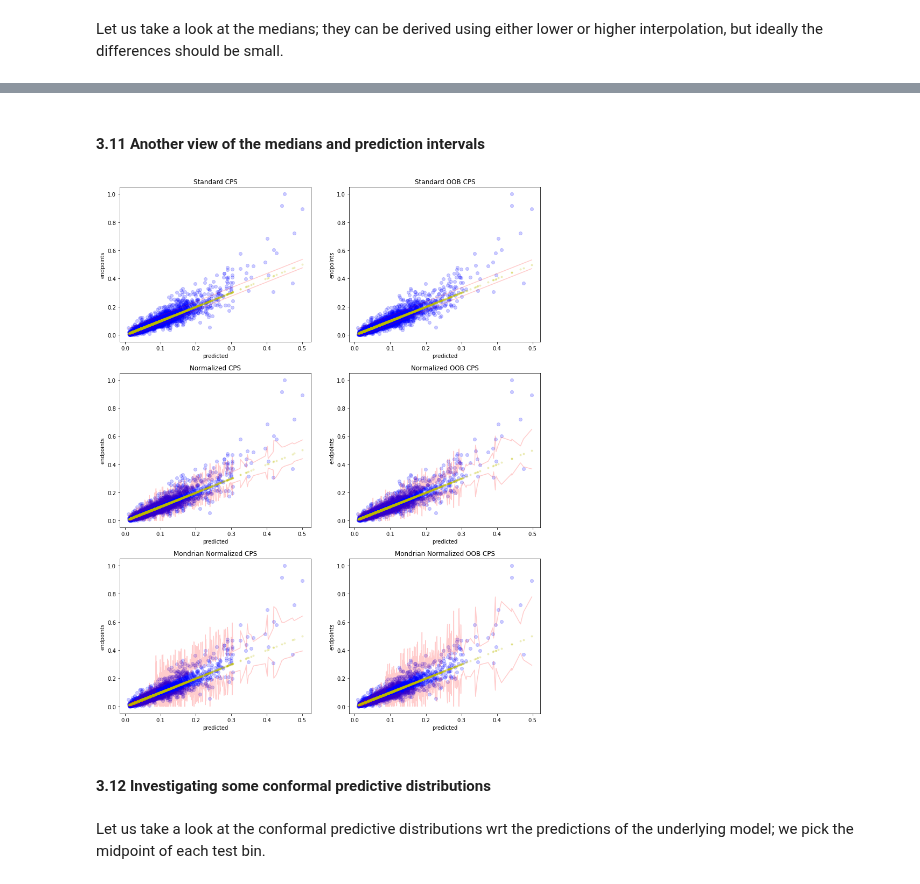
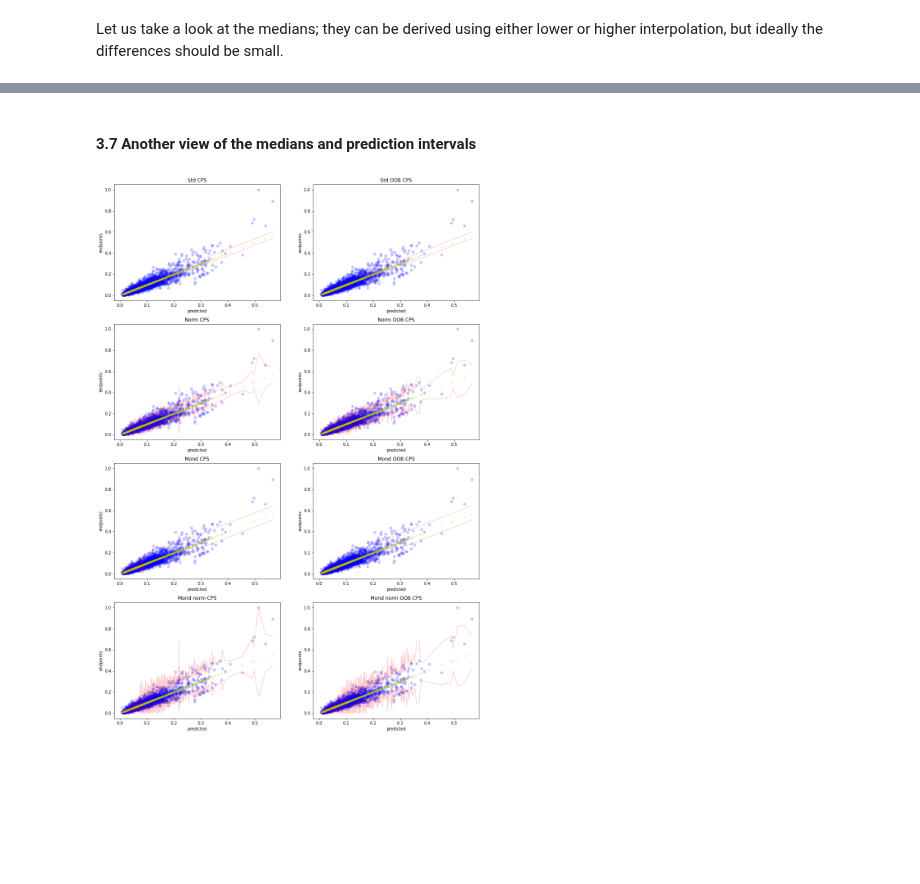
Before and after one commit to henrikbostrom/crepes, a Jupyter notebook: crepes.ipynb, the cells around one changed output, grey strips where cells are left out. Saved outputs shown, nothing was run; the diff lists cells and outputs as text; code cells hidden in the pictures; blank space fills up the shorter version.

```diff
--- a/crepes.ipynb
+++ b/crepes.ipynb
@@ -695,15 +860,19 @@ all_cps_medians = {}
 
 for name in all_cps.keys():
     if "OOB" in name:
-        medians = all_cps[name].predict(y_hat=y_hat_full, sigmas=sigmas_test_knn_oob,
-                                        bins=cps_test_bins_oob,
-                                        lower_percentiles=50, higher_percentiles=50)
+        medians = all_cps[name].predict(y_hat=y_hat_full,
+                                        sigmas=sigmas_test_knn_oob,
+                                        bins=bins_test_oob,
+                                        lower_percentiles=50,
+                                        higher_percentiles=50)
     else:
-        medians = all_cps[name].predict(y_hat=y_hat_proper, sigmas=sigmas_test_knn,
-                                        bins=cps_test_bins,
-                                        lower_percentiles=50, higher_percentiles=50)
+        medians = all_cps[name].predict(y_hat=y_hat,
+                                        sigmas=sigmas_test_knn,
+                                        bins=bins_test,
+                                        lower_percentiles=50,
+                                        higher_percentiles=50)
     all_cps_medians[name] = medians
     print(name)
-    print("\tMean median difference:    {:.6f}".format((medians[:,1]-medians[:,0]).mean()))
-    print("\tLargest median difference: {:.6f}".format((medians[:,1]-medians[:,0]).max()))
+    print("\tMean difference of the medians:    {:.6f}".format((medians[:,1]-medians[:,0]).mean()))
+    print("\tLargest difference of the medians: {:.6f}".format((medians[:,1]-medians[:,0]).max()))
 # %% [output]
@@ -728,37 +896,36 @@ Mondrian Normalized OOB CPS
 # %% [markdown]
-#### 3.11 Another view of the medians and prediction intervals
+#### 3.7 Another view of the medians and prediction intervals
 # %%
-plt.subplots(3,2,figsize=(14,18))
+plt.subplots(len(all_cps_intervals.keys())//2,2,figsize=(16,24))
 
-sorted_prop_indexes = np.argsort(y_hat_proper) # This is just to get the lineplots for the
-                                                           # normalized versions to look fine
+sorted_prop_indexes = np.argsort(y_hat)
+
 sorted_full_indexes = np.argsort(y_hat_full)
 
 alpha=0.2
 
 for i, name in enumerate(all_cps_intervals.keys()):
 
-    plt.subplot(3,2,i+1)
+    plt.subplot(len(all_cps_intervals.keys())//2,2,i+1)
     if "OOB" in name:
         indexes = sorted_full_indexes
-        y_hat = y_hat_full
+        y_hat_ = y_hat_full
     else:
         indexes = sorted_prop_indexes
-        y_hat = y_hat_proper
+        y_hat_ = y_hat
 
     plt.title(name)
-    plt.plot(y_hat[indexes], all_cps_intervals[name][indexes,0], color="r", alpha=alpha)
-    plt.plot(y_hat[indexes], all_cps_intervals[name][indexes,1], color="r", alpha=alpha)
-    plt.scatter(y_hat[indexes],y_test[indexes],color="b",marker="o",alpha=0.2)
-    plt.scatter(y_hat[indexes],y_hat[indexes],color="y",marker=".",alpha=0.2)
+    plt.plot(y_hat[indexes], all_cps_intervals[name][indexes,0],
+             color="r", alpha=alpha)
+    plt.plot(y_hat[indexes], all_cps_intervals[name][indexes,1],
+             color="r", alpha=alpha)
+    plt.scatter(y_hat_[indexes],y_test[indexes],
+                color="b", marker="o", alpha=alpha)
+    plt.scatter(y_hat_[indexes],y_hat_[indexes],
+                color="y", marker=".", alpha=alpha)
     plt.xlabel("predicted")
     plt.ylabel("endpoints")
 
 plt.show()
 # %% [output]
-[figure, old version]
+[figure, new version]
-# %% [markdown]
-#### 3.12 Investigating some conformal predictive distributions
-# %% [markdown]
-Let us take a look at the conformal predictive distributions wrt the predictions of the underlying model;
-we pick the midpoint of each test bin.
```
Also changed, not shown: parts of 117 cells of this notebook, 6 other files.
